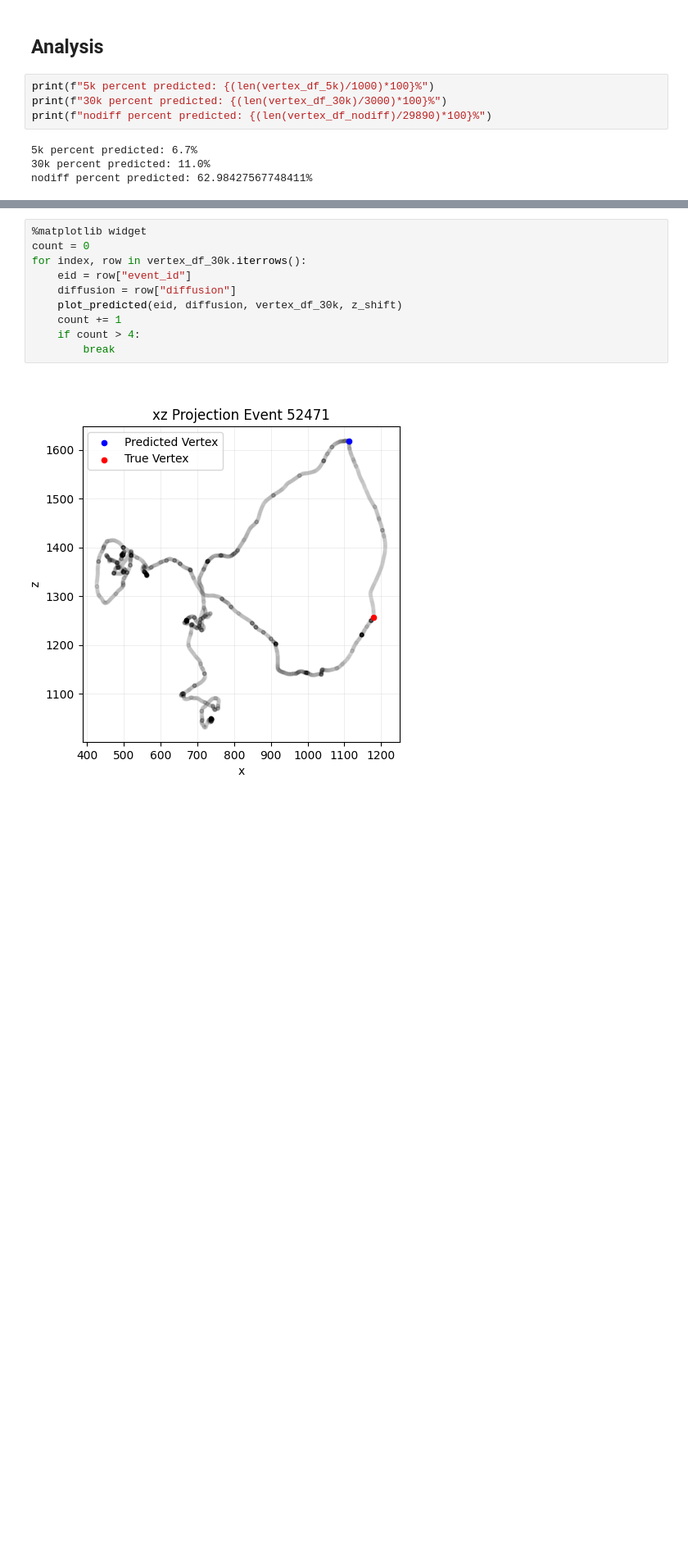
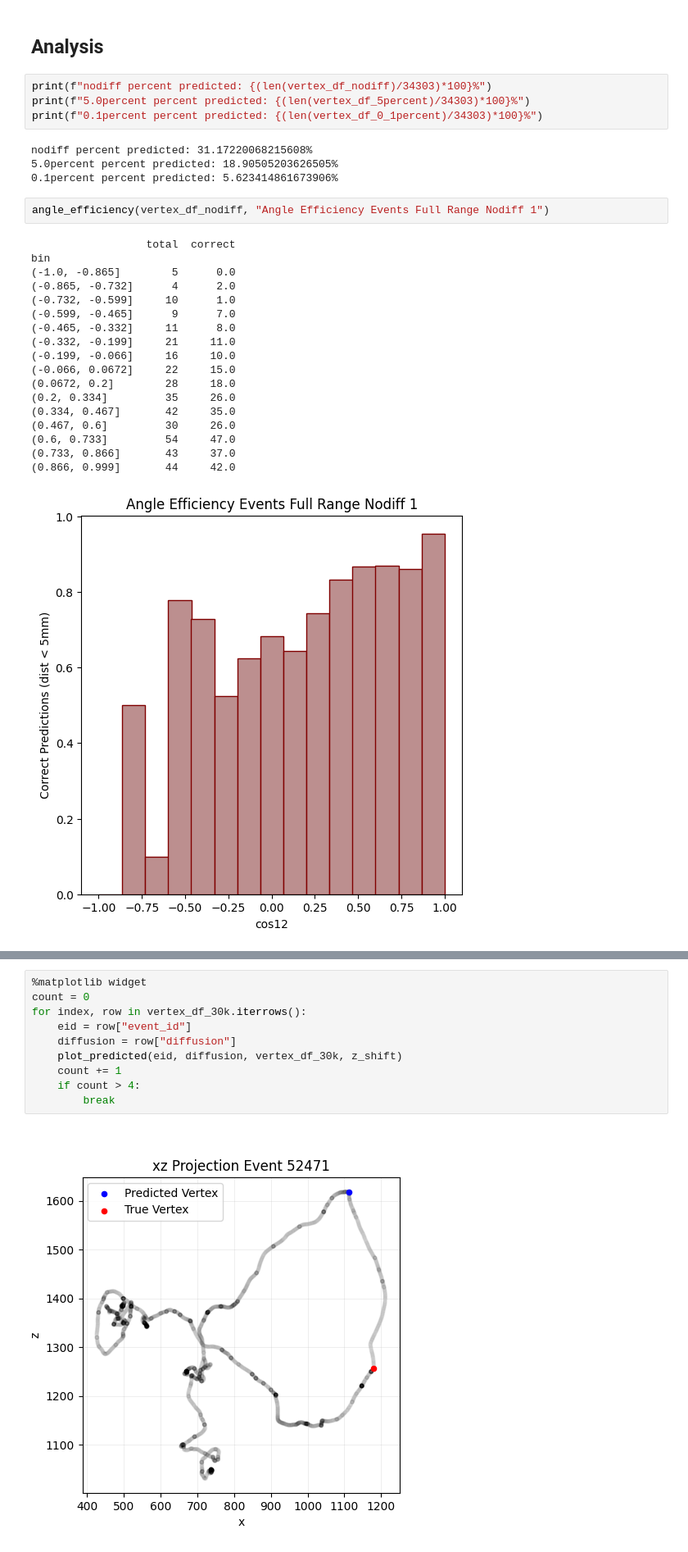
Before and after one commit to Rei-Jones/next-machine-learning, a Jupyter notebook: Machine_Learning/analysis/vertex_predictions.ipynb, the cells around one changed output, grey strips where cells are left out. Shown at 82% size. Drawn from its saved outputs; the diff is of its cells as text; blank space fills up the shorter version.

```diff
--- a/Machine_Learning/analysis/vertex_predictions.ipynb
+++ b/Machine_Learning/analysis/vertex_predictions.ipynb
@@ -352,10 +383,31 @@ No match for 111893, skipping
 # %% [markdown]
 ## Analysis
 # %%
-print(f"5k percent predicted: {(len(vertex_df_5k)/1000)*100}%")
-print(f"30k percent predicted: {(len(vertex_df_30k)/3000)*100}%")
-print(f"nodiff percent predicted: {(len(vertex_df_nodiff)/29890)*100}%")
+print(f"nodiff percent predicted: {(len(vertex_df_nodiff)/34303)*100}%")
+print(f"5.0percent percent predicted: {(len(vertex_df_5percent)/34303)*100}%")
+print(f"0.1percent percent predicted: {(len(vertex_df_0_1percent)/34303)*100}%")
 # %% [output]
-5k percent predicted: 6.7%
-30k percent predicted: 11.0%
-nodiff percent predicted: 62.98427567748411%
+nodiff percent predicted: 31.17220068215608%
+5.0percent percent predicted: 18.90505203626505%
+0.1percent percent predicted: 5.623414861673906%
+# %%
+angle_efficiency(vertex_df_nodiff, "Angle Efficiency Events Full Range Nodiff 1")
+# %% [output]
+                  total  correct
+bin
+(-1.0, -0.865]        5      0.0
+(-0.865, -0.732]      4      2.0
+(-0.732, -0.599]     10      1.0
+(-0.599, -0.465]      9      7.0
+(-0.465, -0.332]     11      8.0
+(-0.332, -0.199]     21     11.0
+(-0.199, -0.066]     16     10.0
+(-0.066, 0.0672]     22     15.0
+(0.0672, 0.2]        28     18.0
+(0.2, 0.334]         35     26.0
+(0.334, 0.467]       42     35.0
+(0.467, 0.6]         30     26.0
+(0.6, 0.733]         54     47.0
+(0.733, 0.866]       43     37.0
+(0.866, 0.999]       44     42.0
+[figure, added]
```
Also changed, not shown: parts of 20 cells of this notebook, 3 other files.
